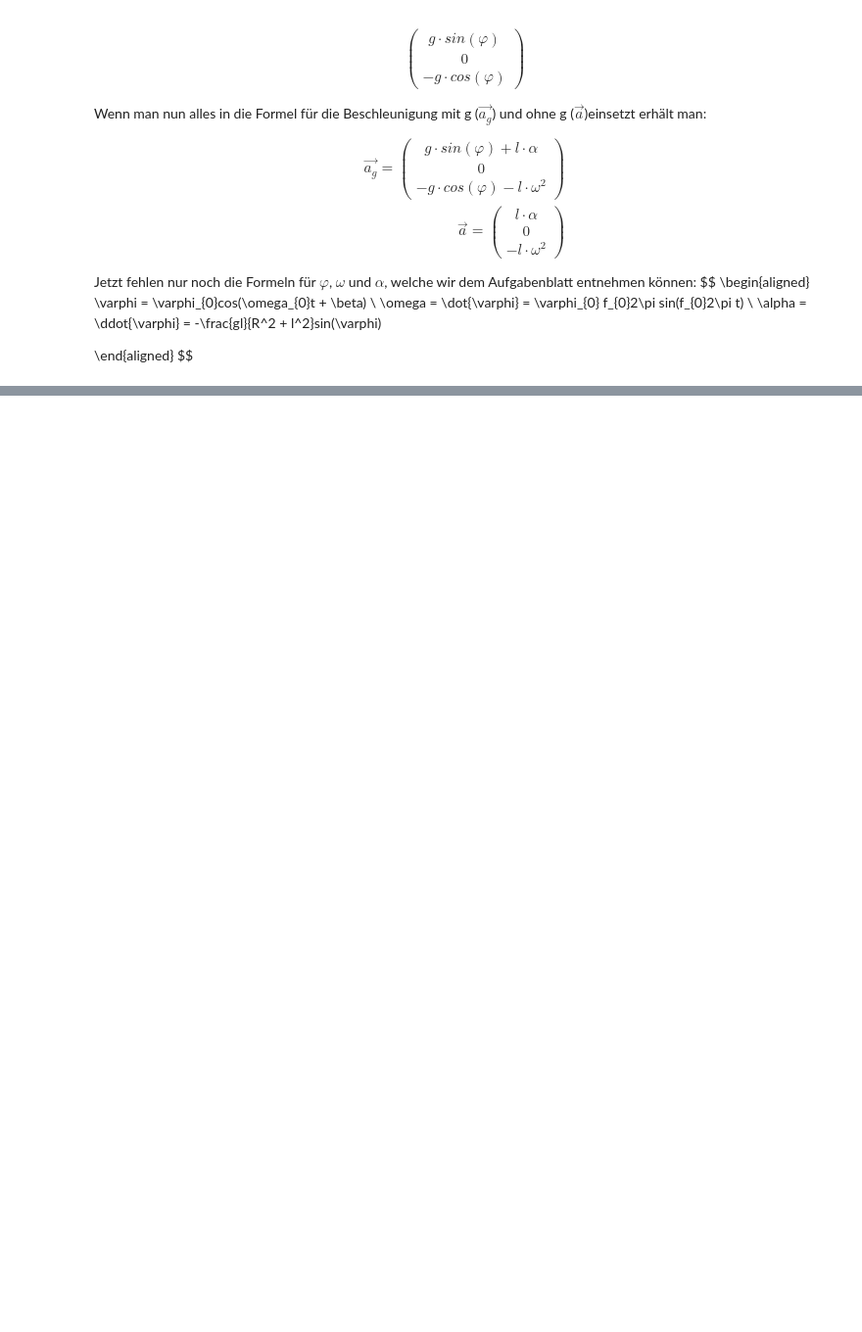
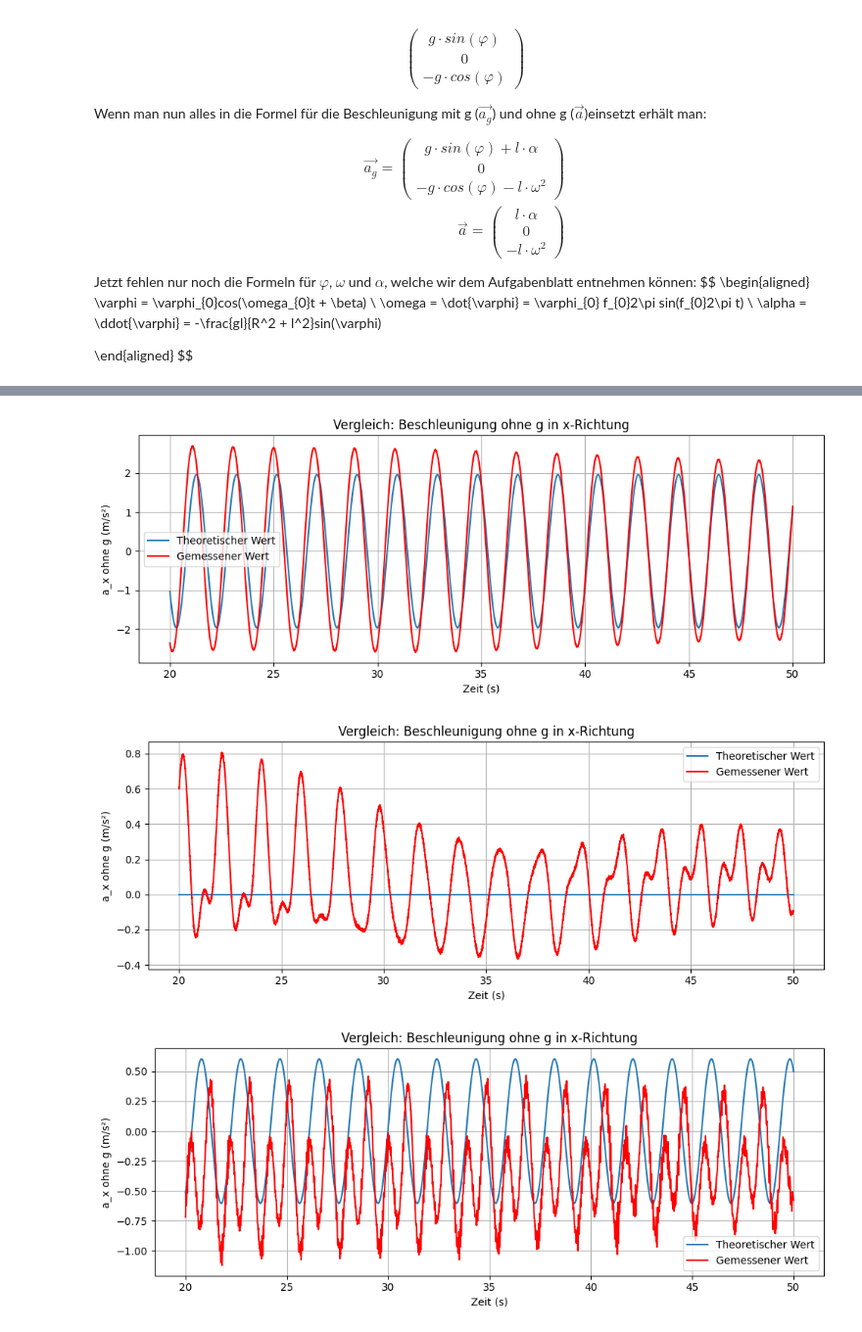
Before and after one commit to fynn-l-k/Grundpraktikum-1, a Jupyter notebook: Versuch_H1/H1.ipynb, the cells around one changed output, grey strips where cells are left out. Shown at 98% size. Cells and saved outputs as stored; diff of their text form; code cells hidden in the pictures; blank space fills up the shorter version.

Commit message:
zumindest sieht die x beschleunigung gut aus

```diff
--- a/Versuch_H1/H1.ipynb
+++ b/Versuch_H1/H1.ipynb
@@ -602,0 +584,64 @@ plt.show()
+# %%
+import numpy as np
+import matplotlib.pyplot as plt
+import pandas as pd
+
+# CSV einlesen
+df = pd.read_csv('data/Linear Acceleration.csv')
+
+
+# Filtere Daten im Bereich 20s bis 50s
+df_filtered = df[(df['Time (s)'] >= 20) & (df['Time (s)'] <= 50)]
+
+
+
+frequency = 0.5169
+omega = 2 * np.pi * frequency
+phi0 = 0.2
+l = 0.93
+
+# Neue Zeitachse für theoretische Kurve im Bereich 20-50s
+time_theo = np.linspace(20, 50, 1000)
+a_x_theo = l * phi0 * omega**2 * np.cos(omega * time_theo)
+a_y_theo = 0 * time_theo
+a_z_theo = - l * phi0 * frequency * 2 * np.pi * np.sin(frequency * 2 * np.pi * time_theo)
+
+# Plot für a_x
+plt.figure(figsize=(10, 4))
+plt.plot(time_theo, a_x_theo, label="Theoretischer Wert")
+plt.plot(df_filtered['Time (s)'], df_filtered['Linear Acceleration x (m/s^2)'], label="Gemessener Wert", color='r')
+plt.xlabel("Zeit (s)")
+plt.ylabel("a_x ohne g (m/s²)")
+plt.title("Vergleich: Beschleunigung ohne g in x-Richtung")
+plt.grid(True)
+plt.legend()
+plt.tight_layout()
+plt.show()
+
+# Plot für a_y
+plt.figure(figsize=(10, 4))
+plt.plot(time_theo, a_y_theo, label="Theoretischer Wert")
+plt.plot(df_filtered['Time (s)'], df_filtered['Linear Acceleration y (m/s^2)'], label="Gemessener Wert", color='r')
+plt.xlabel("Zeit (s)")
+plt.ylabel("a_x ohne g (m/s²)")
+plt.title("Vergleich: Beschleunigung ohne g in x-Richtung")
+plt.grid(True)
+plt.legend()
+plt.tight_layout()
+plt.show()
+
+# Plot für a_z
+plt.figure(figsize=(10, 4))
+plt.plot(time_theo, a_z_theo, label="Theoretischer Wert")
+plt.plot(df_filtered['Time (s)'], df_filtered['Linear Acceleration z (m/s^2)'], label="Gemessener Wert", color='r')
+plt.xlabel("Zeit (s)")
+plt.ylabel("a_x ohne g (m/s²)")
+plt.title("Vergleich: Beschleunigung ohne g in x-Richtung")
+plt.grid(True)
+plt.legend()
+plt.tight_layout()
+plt.show()
+# %% [output]
+[figure, added]
+[figure, added]
+[figure, added]
```
Also changed, not shown: parts of 1 cell of this notebook, 2 other files.
